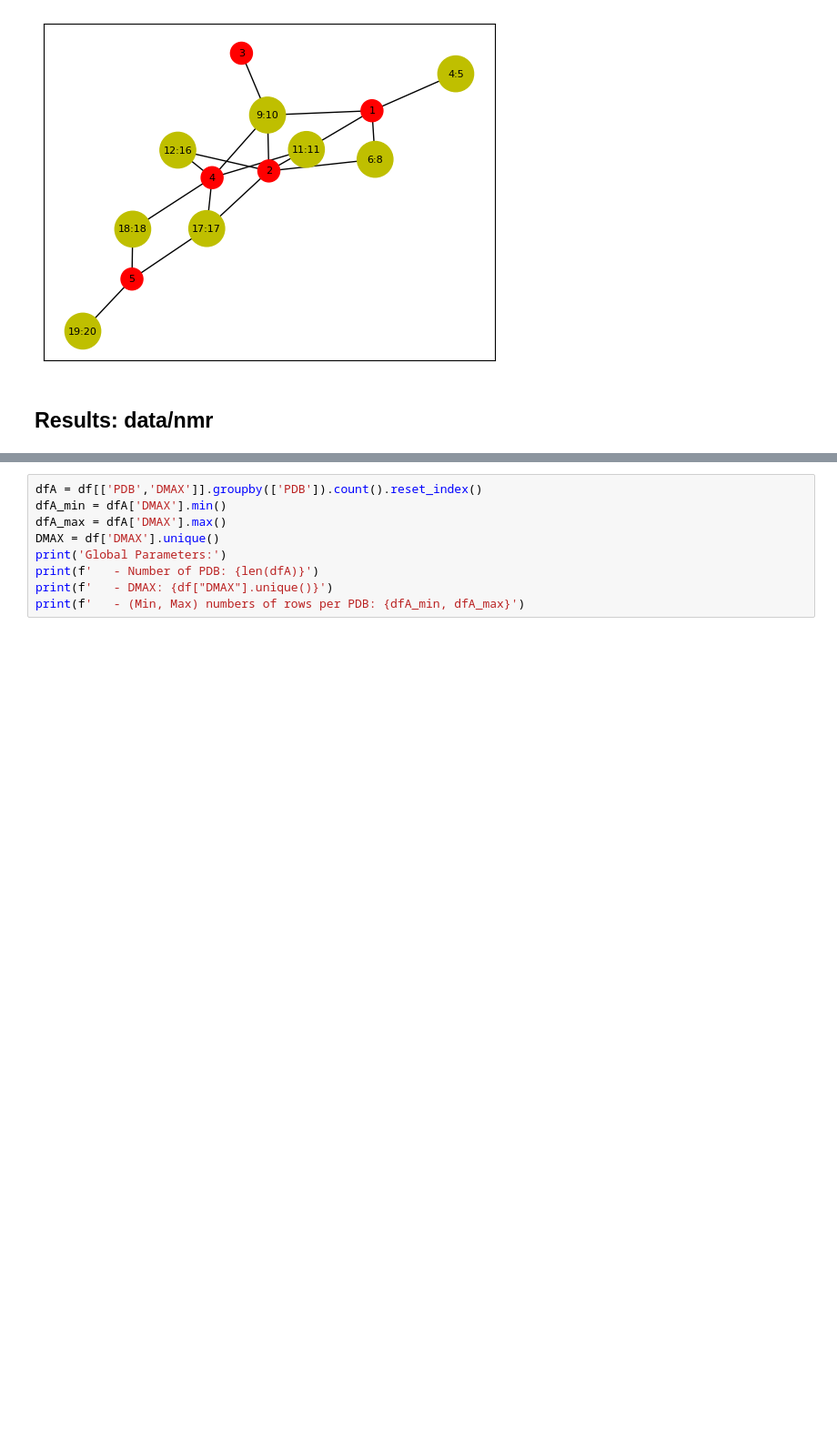
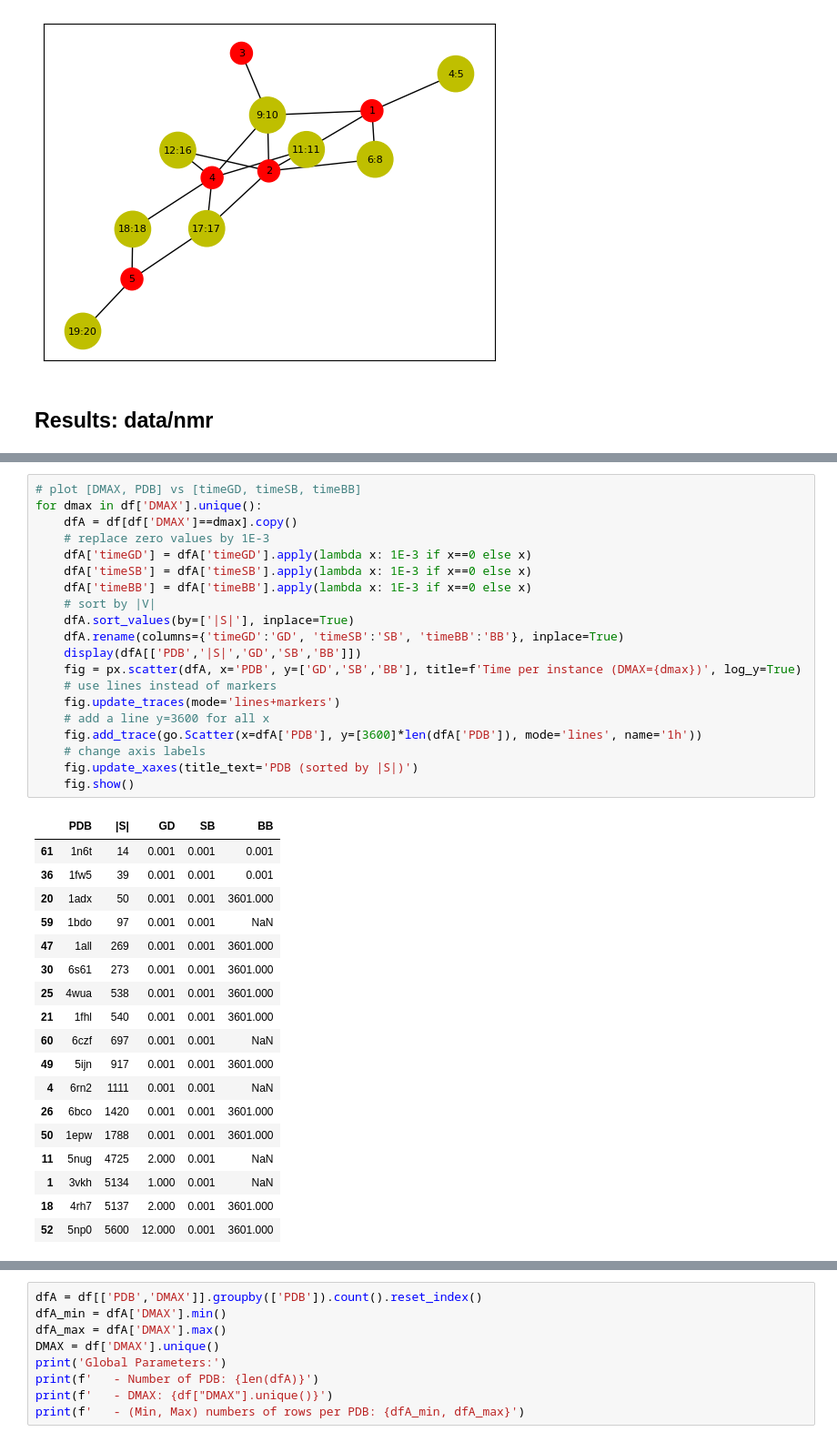
Before and after one commit to michaelsouza/bb-sbbu, a Jupyter notebook: report.ipynb, the cells around one changed output, grey strips where cells are left out. Shown at 91% size. Cells and saved outputs as stored; diff of their text form; blank space fills up the shorter version.

```diff
--- a/report.ipynb
+++ b/report.ipynb
@@ -331,0 +336,39 @@ timeoutBB:  [nan  0.  1.]
+# %%
+# plot [DMAX, PDB] vs [timeGD, timeSB, timeBB]
+for dmax in df['DMAX'].unique():
+    dfA = df[df['DMAX']==dmax].copy()
+    # replace zero values by 1E-3
+    dfA['timeGD'] = dfA['timeGD'].apply(lambda x: 1E-3 if x==0 else x)
+    dfA['timeSB'] = dfA['timeSB'].apply(lambda x: 1E-3 if x==0 else x)
+    dfA['timeBB'] = dfA['timeBB'].apply(lambda x: 1E-3 if x==0 else x)
+    # sort by |V|
+    dfA.sort_values(by=['|S|'], inplace=True)
+    dfA.rename(columns={'timeGD':'GD', 'timeSB':'SB', 'timeBB':'BB'}, inplace=True)
+    display(dfA[['PDB','|S|','GD','SB','BB']])
+    fig = px.scatter(dfA, x='PDB', y=['GD','SB','BB'], title=f'Time per instance (DMAX={dmax})', log_y=True)
+    # use lines instead of markers
+    fig.update_traces(mode='lines+markers')
+    # add a line y=3600 for all x
+    fig.add_trace(go.Scatter(x=dfA['PDB'], y=[3600]*len(dfA['PDB']), mode='lines', name='1h'))
+    # change axis labels
+    fig.update_xaxes(title_text='PDB (sorted by |S|)')
+    fig.show()
+# %% [output]
+|  | PDB | |S| | GD | SB | BB |
+| 61 | 1n6t | 14 | 0.001 | 0.001 | 0.001 |
+| 36 | 1fw5 | 39 | 0.001 | 0.001 | 0.001 |
+| 20 | 1adx | 50 | 0.001 | 0.001 | 3601.000 |
+| 59 | 1bdo | 97 | 0.001 | 0.001 | NaN |
+| 47 | 1all | 269 | 0.001 | 0.001 | 3601.000 |
+| 30 | 6s61 | 273 | 0.001 | 0.001 | 3601.000 |
+| 25 | 4wua | 538 | 0.001 | 0.001 | 3601.000 |
+| 21 | 1fhl | 540 | 0.001 | 0.001 | 3601.000 |
+| 60 | 6czf | 697 | 0.001 | 0.001 | NaN |
+| 49 | 5ijn | 917 | 0.001 | 0.001 | 3601.000 |
+| 4 | 6rn2 | 1111 | 0.001 | 0.001 | NaN |
+| 26 | 6bco | 1420 | 0.001 | 0.001 | 3601.000 |
+| 50 | 1epw | 1788 | 0.001 | 0.001 | 3601.000 |
+| 11 | 5nug | 4725 | 2.000 | 0.001 | NaN |
+| 1 | 3vkh | 5134 | 1.000 | 0.001 | NaN |
+| 18 | 4rh7 | 5137 | 2.000 | 0.001 | 3601.000 |
+| 52 | 5np0 | 5600 | 12.000 | 0.001 | 3601.000 |
```
Also changed, not shown: parts of 2 cells of this notebook, 13 other files.
